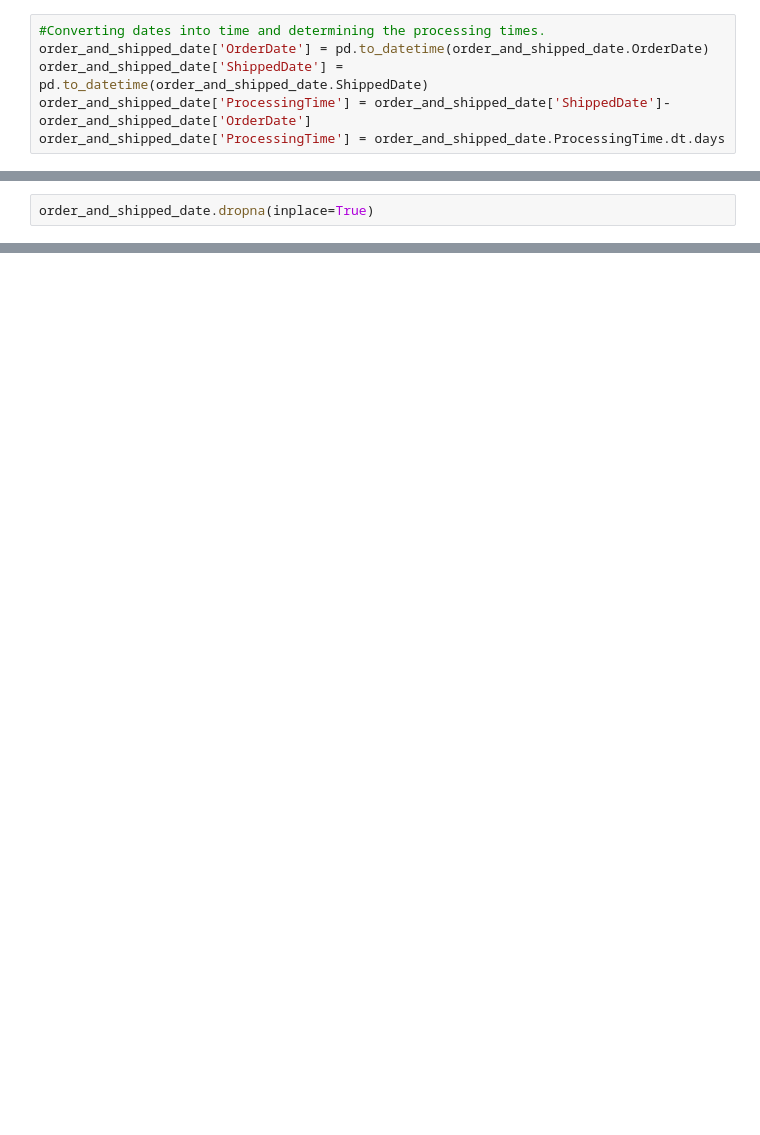
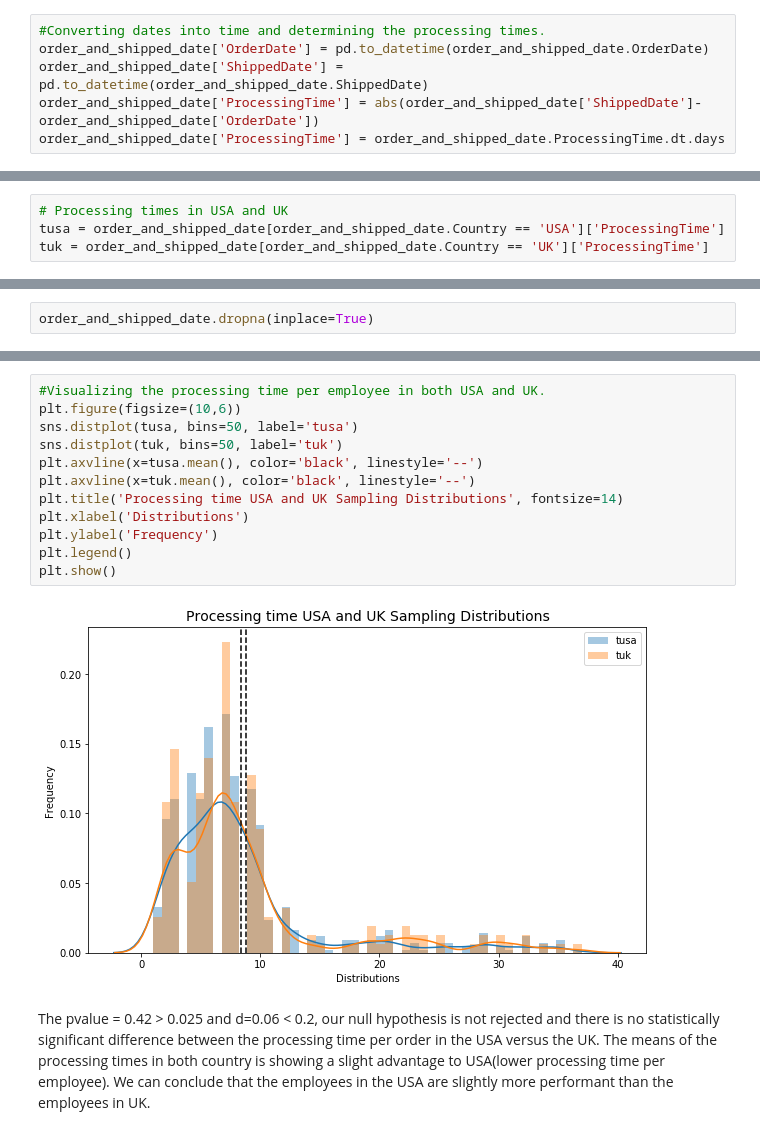
Before and after one commit to leukamal/dsc-mod-3-project-online-ds-pt-071519, a Jupyter notebook: mod-3-project-online-ds-pt-071519.ipynb, the cells around one changed output, grey strips where cells are left out. Saved outputs shown, nothing was run; the diff lists cells and outputs as text; blank space fills up the shorter version.

```diff
--- a/mod-3-project-online-ds-pt-071519.ipynb
+++ b/mod-3-project-online-ds-pt-071519.ipynb
@@ -361,7 +365,7 @@ order_and_shipped_date.head()
 #Converting dates into time and determining the processing times.
 order_and_shipped_date['OrderDate'] = pd.to_datetime(order_and_shipped_date.OrderDate)
 order_and_shipped_date['ShippedDate'] = pd.to_datetime(order_and_shipped_date.ShippedDate)
-order_and_shipped_date['ProcessingTime'] = order_and_shipped_date['ShippedDate']-order_and_shipped_date['OrderDate']
+order_and_shipped_date['ProcessingTime'] = abs(order_and_shipped_date['ShippedDate']-order_and_shipped_date['OrderDate'])
 order_and_shipped_date['ProcessingTime'] = order_and_shipped_date.ProcessingTime.dt.days
 # %%
 order_and_shipped_date.head()
@@ -375,2 +379,6 @@ order_and_shipped_date.head()
+# %%
+# Processing times in USA and UK
+tusa = order_and_shipped_date[order_and_shipped_date.Country == 'USA']['ProcessingTime']
+tuk = order_and_shipped_date[order_and_shipped_date.Country == 'UK']['ProcessingTime']
 # %%
 #Determining the average processing time per employee in USA
@@ -403,0 +404,16 @@ At the end employees in USA and UK have about the same performance. The employee
+# %%
+#Visualizing the processing time per employee in both USA and UK.
+plt.figure(figsize=(10,6))
+sns.distplot(tusa, bins=50, label='tusa')
+sns.distplot(tuk, bins=50, label='tuk')
+plt.axvline(x=tusa.mean(), color='black', linestyle='--')
+plt.axvline(x=tuk.mean(), color='black', linestyle='--')
+plt.title('Processing time USA and UK Sampling Distributions', fontsize=14)
+plt.xlabel('Distributions')
+plt.ylabel('Frequency')
+plt.legend()
+plt.show()
+# %% [output]
+[figure, added]
+# %% [markdown]
+The pvalue = 0.42 > 0.025 and d=0.06 < 0.2, our null hypothesis is not rejected and there is no statistically significant difference between the processing time per order in the USA versus the UK. The means of the processing times in both country is showing a slight advantage to USA(lower processing time per employee). We can conclude that the employees in the USA are slightly more performant than the employees in UK.
```
Also changed, not shown: parts of 32 cells of this notebook.
